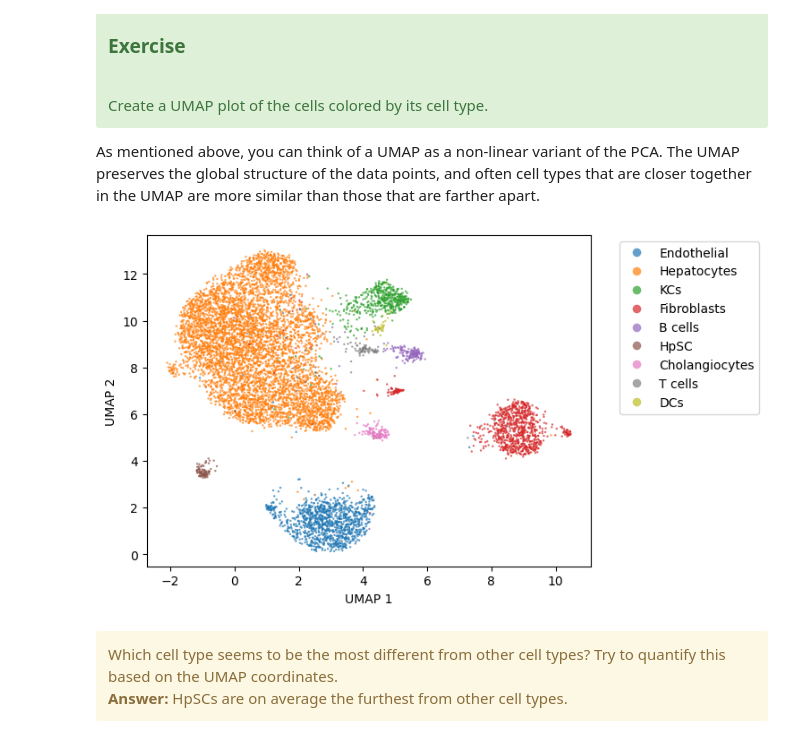
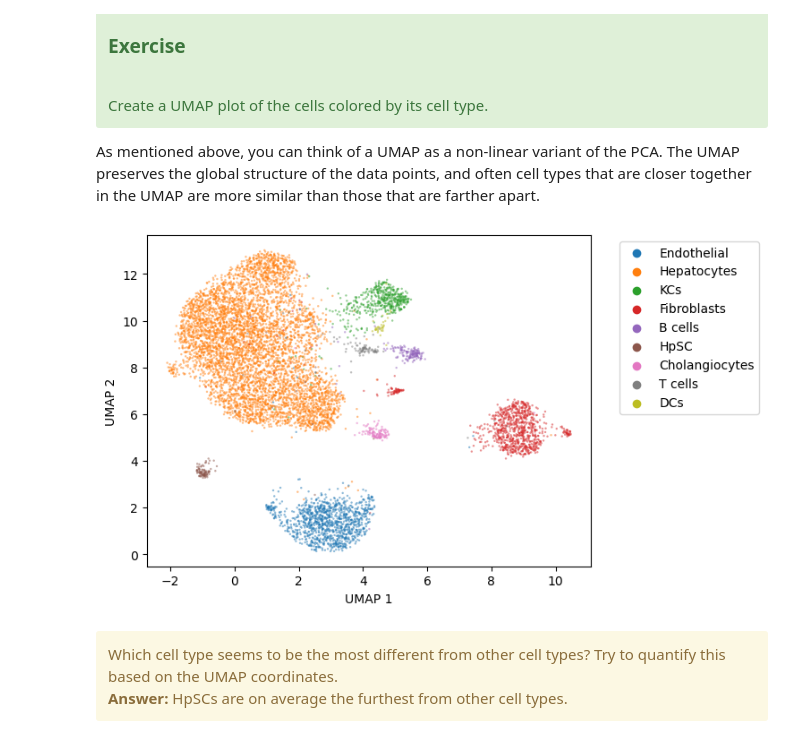
Before and after one commit to Latheuni/BigDataCourse, a Jupyter notebook: Week7/week7_practical_solution.ipynb, the cells around one changed output. Saved outputs shown, nothing was run; the diff lists cells and outputs as text; code cells hidden in the pictures.

```diff
--- a/Week7/week7_practical_solution.ipynb
+++ b/Week7/week7_practical_solution.ipynb
@@ -92,18 +92,18 @@ plt.show()
 As mentioned above, you can think of a UMAP as a non-linear variant of the PCA. The UMAP preserves the global structure of the data points, and often cell types that are closer together in the UMAP are more similar than those that are farther apart.
 # %%
 ax = sns.scatterplot(data=liver, x='UMAP_1', y='UMAP_2', hue='celltype',
-               s=3, alpha=0.7, edgecolor='none')
+               s=3, alpha=0.5, edgecolor='none')
 
 # Add axis labels
 plt.xlabel('UMAP 1')
 plt.ylabel('UMAP 2')
 
-plt.legend(bbox_to_anchor=(1.05, 1), markerscale=4)
+plt.legend(bbox_to_anchor=(1.05, 1))
 
 # Show the plot
 plt.show()
 # %% [output]
-[figure, old version]
+[figure, new version]
 # %% [markdown]
 <div class="alert alert-block alert-warning">
     Which cell type seems to be the most different from other cell types? Try to quantify this based on the UMAP coordinates. <br>
```
Also changed, not shown: parts of 5 cells of this notebook, 1 other file.
